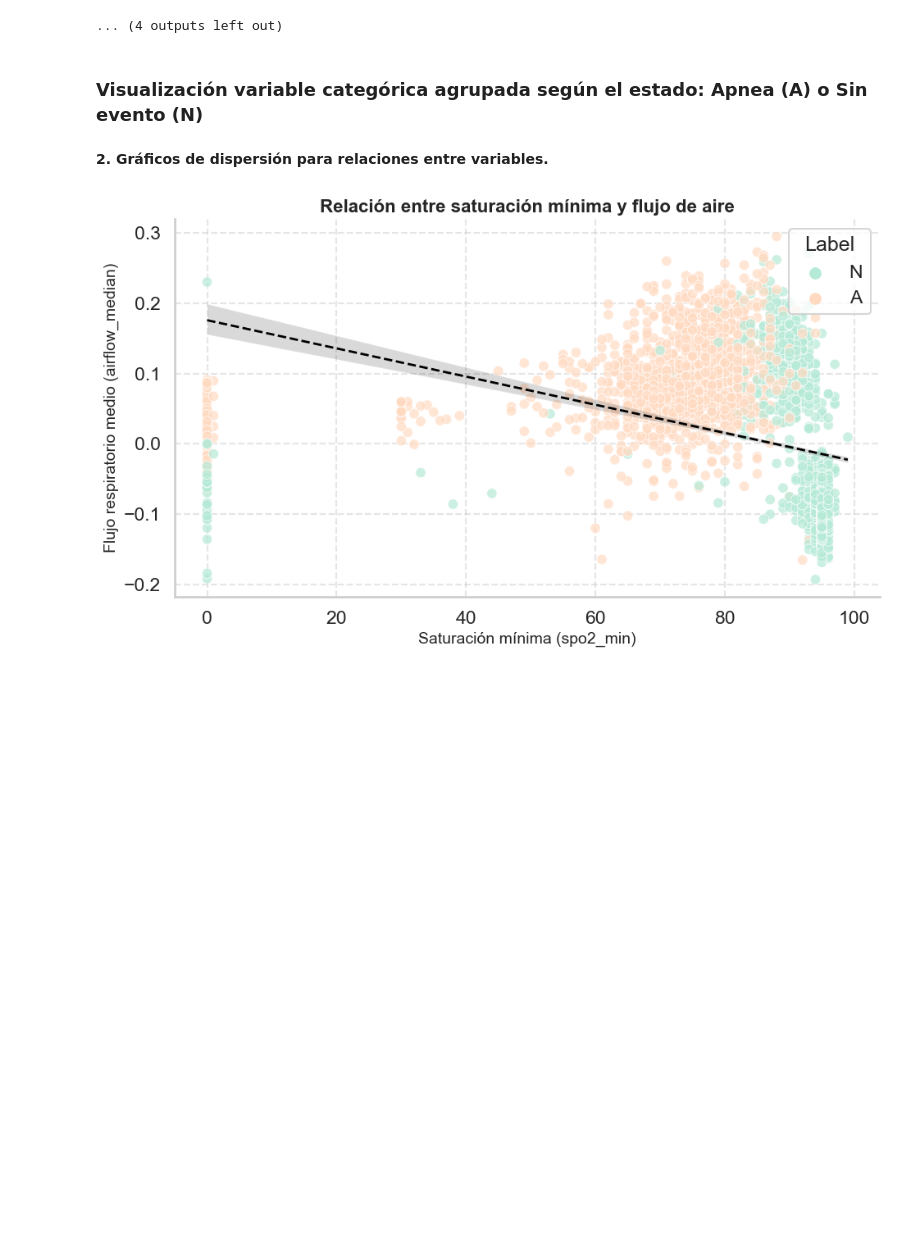
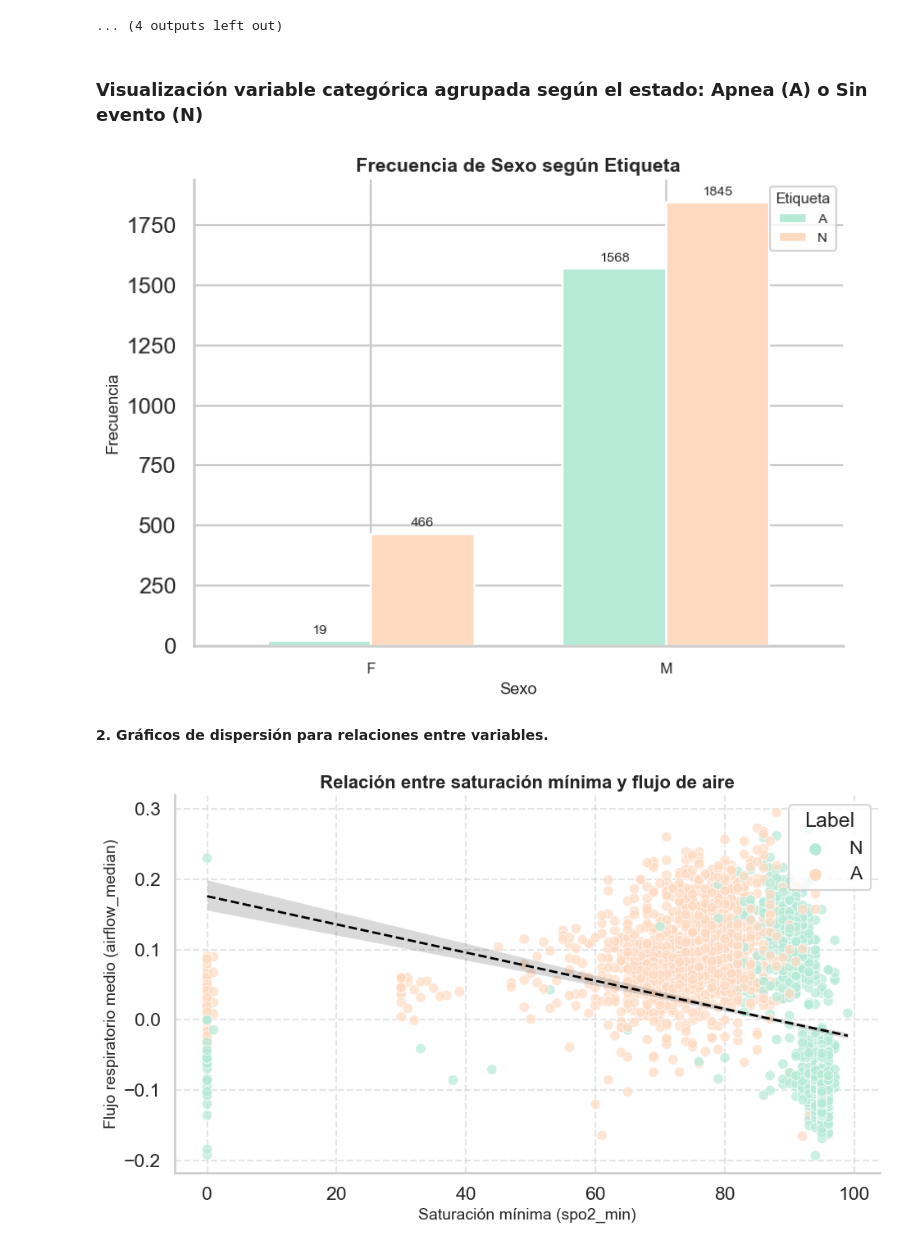
Before and after one commit to NatalyRodriguez06/Fundamentos-de-Ciencia-de-datos, a Jupyter notebook: sesiones_practicas/sc_1_Nataly_Rodriguez_Atehortua.ipynb, the cells around one changed output. Cells and saved outputs as stored; diff of their text form; code cells hidden in the pictures; blank space fills up the shorter version.

```diff
--- a/sesiones_practicas/sc_1_Nataly_Rodriguez_Atehortua.ipynb
+++ b/sesiones_practicas/sc_1_Nataly_Rodriguez_Atehortua.ipynb
@@ -438,38 +438,42 @@ MEDIAN_RR POR LABEL
 # %%
 # Columna categórica
 category_col = 'Sex'
 
 # Columna para agrupar los datos
 group_col = 'label'
 
-# Contar el número de ocurrencias por combinación de categoría y grupo
-df_counts = df.groupby([category_col, group_col], observed=False).size().reset_index(name="count")
+# Contar ocurrencias y reestructurar
+df_counts = df.groupby([category_col, group_col], observed=False).size().unstack(fill_value=0)
 
-# Crear un mapa de colores por defecto
-unique_groups = df[group_col].dropna().unique()
-default_colors = ["#b5ead7", "#ffdac1", "#c7ceea", "#ffdd99", "#c2e0ff"]  # Paleta pastel suave
-color_map = {group: default_colors[i % len(default_colors)] for i, group in enumerate(unique_groups)}
+# Colores pastel
+colors = ["#b5ead7", "#ffdac1"]
+# Crear gráfico
+fig, ax = plt.subplots(figsize=(8, 6))
+df_counts.plot(kind="bar", width=0.7, color=colors, ax=ax)
 
-# Crear gráfico de barras agrupadas con Plotly Express
-fig = px.bar(
-    df_counts,
-    x=category_col,        # Eje X: la categoría principal (Sex)
-    y="count",             # Eje Y: frecuencia de ocurrencias
-    color=group_col,
-    barmode="group",
-    color_discrete_map=color_map
-)
+# Título y etiquetas
+ax.set_title("Frecuencia de Sexo según Etiqueta", fontsize=14, fontweight="bold")
+ax.set_xlabel("Sexo", fontsize=12)
+ax.set_ylabel("Frecuencia", fontsize=12)
 
-# Configurar título y etiquetas de los ejes
-fig.update_layout(
-    title=dict(text=f"<b>Frecuencia de {category_col} según {group_col}</b>", font=dict(color="black")),
-    xaxis_title=category_col,
-    yaxis_title="Frecuencia",
-    template="plotly_white"
-)
+# Ajustar etiquetas del eje X
+ax.set_xticklabels(df_counts.index, rotation=0, fontsize=11)
 
-# Mostrar la figura
-fig.show()
+# Leyenda
+ax.legend(title="Etiqueta", fontsize=10, title_fontsize=11)
+
+# Agregar los valores encima de cada barra
+for container in ax.containers:
+    ax.bar_label(container, fmt="%d", fontsize=10, padding=3)
+
+# Quitar borde
+ax.spines['top'].set_visible(False)
+ax.spines['right'].set_visible(False)
+
+plt.tight_layout()
+plt.show()
+# %% [output]
+[figure, added]
 # %% [markdown]
 <b> 2. Gráficos de dispersión para relaciones entre variables.</b><br>
 # %%
```
